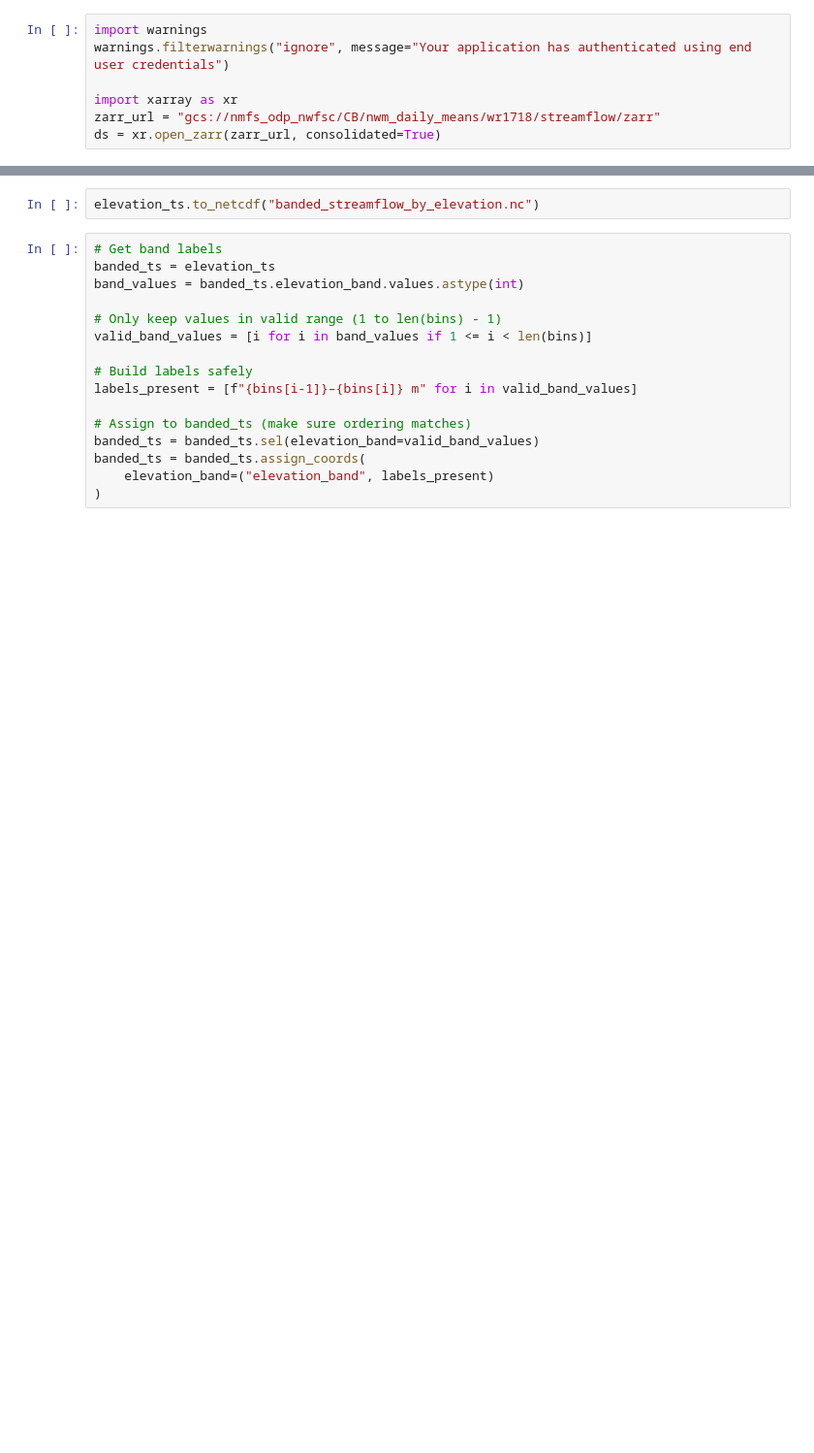
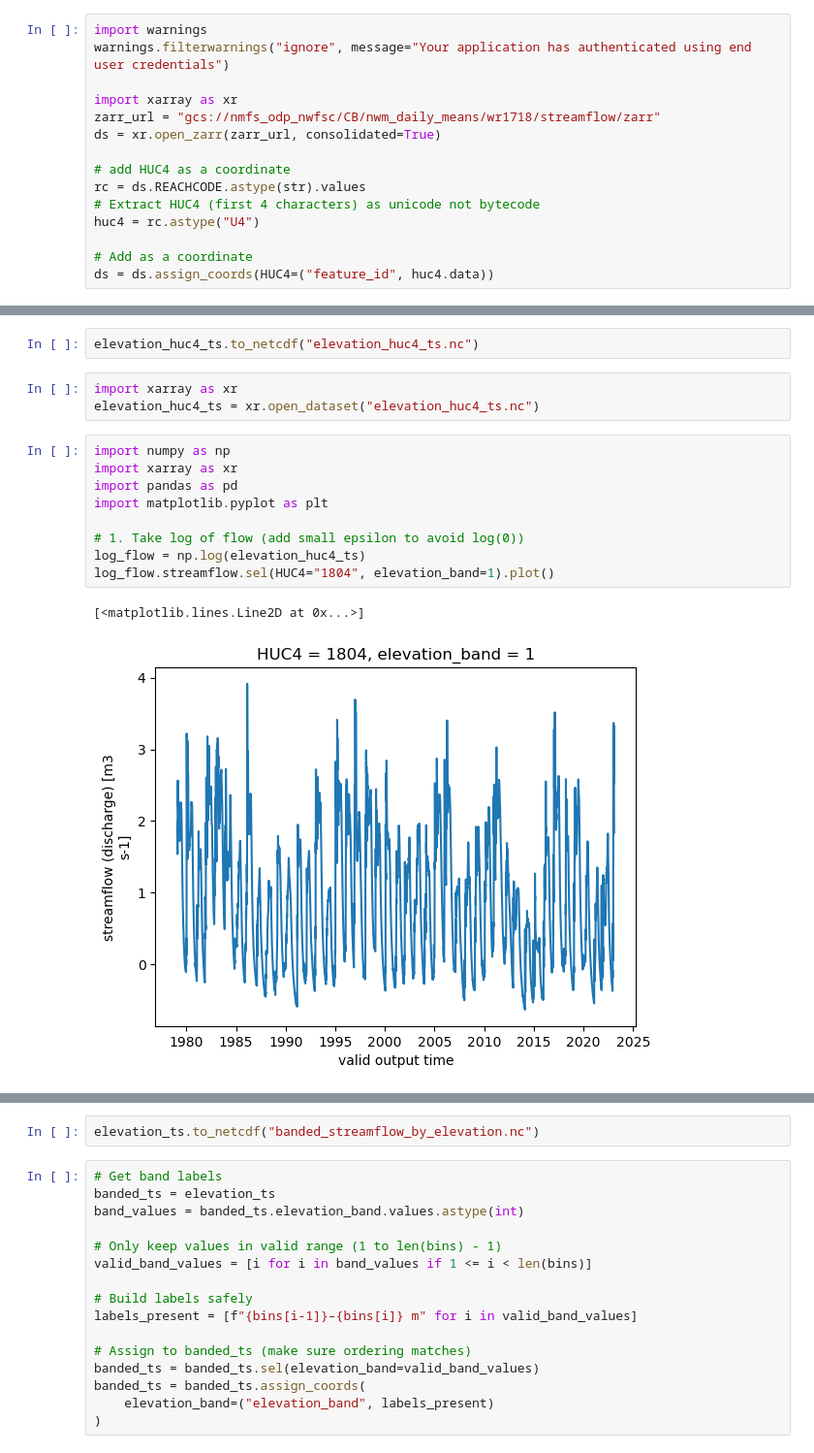
Before and after one commit to noaa-nwfsc/Streamflow-Means-NWM, a Jupyter notebook: notebooks/examples/streamflow_by_elevation.ipynb, the cells around one changed output, grey strips where cells are left out. Shown at 97% size. Saved outputs shown, nothing was run; the diff lists cells and outputs as text; blank space fills up the shorter version.

```diff
--- a/notebooks/examples/streamflow_by_elevation.ipynb
+++ b/notebooks/examples/streamflow_by_elevation.ipynb
@@ -13,3 +13,11 @@ warnings.filterwarnings("ignore", message="Your application has authenticated us
 import xarray as xr
 zarr_url = "gcs://nmfs_odp_nwfsc/CB/nwm_daily_means/wr1718/streamflow/zarr"
 ds = xr.open_zarr(zarr_url, consolidated=True)
+
+# add HUC4 as a coordinate
+rc = ds.REACHCODE.astype(str).values
+# Extract HUC4 (first 4 characters) as unicode not bytecode
+huc4 = rc.astype("U4")
+
+# Add as a coordinate
+ds = ds.assign_coords(HUC4=("feature_id", huc4.data))
@@ -113,0 +82,17 @@ m3 s-1
+# %%
+elevation_huc4_ts.to_netcdf("elevation_huc4_ts.nc")
+# %%
+import xarray as xr
+elevation_huc4_ts = xr.open_dataset("elevation_huc4_ts.nc")
+# %%
+import numpy as np
+import xarray as xr
+import pandas as pd
+import matplotlib.pyplot as plt
+
+# 1. Take log of flow (add small epsilon to avoid log(0))
+log_flow = np.log(elevation_huc4_ts)
+log_flow.streamflow.sel(HUC4="1804", elevation_band=1).plot()
+# %% [output]
+[<matplotlib.lines.Line2D at 0x...>]
+[figure, added]
```
Also changed, not shown: parts of 19 cells of this notebook.
